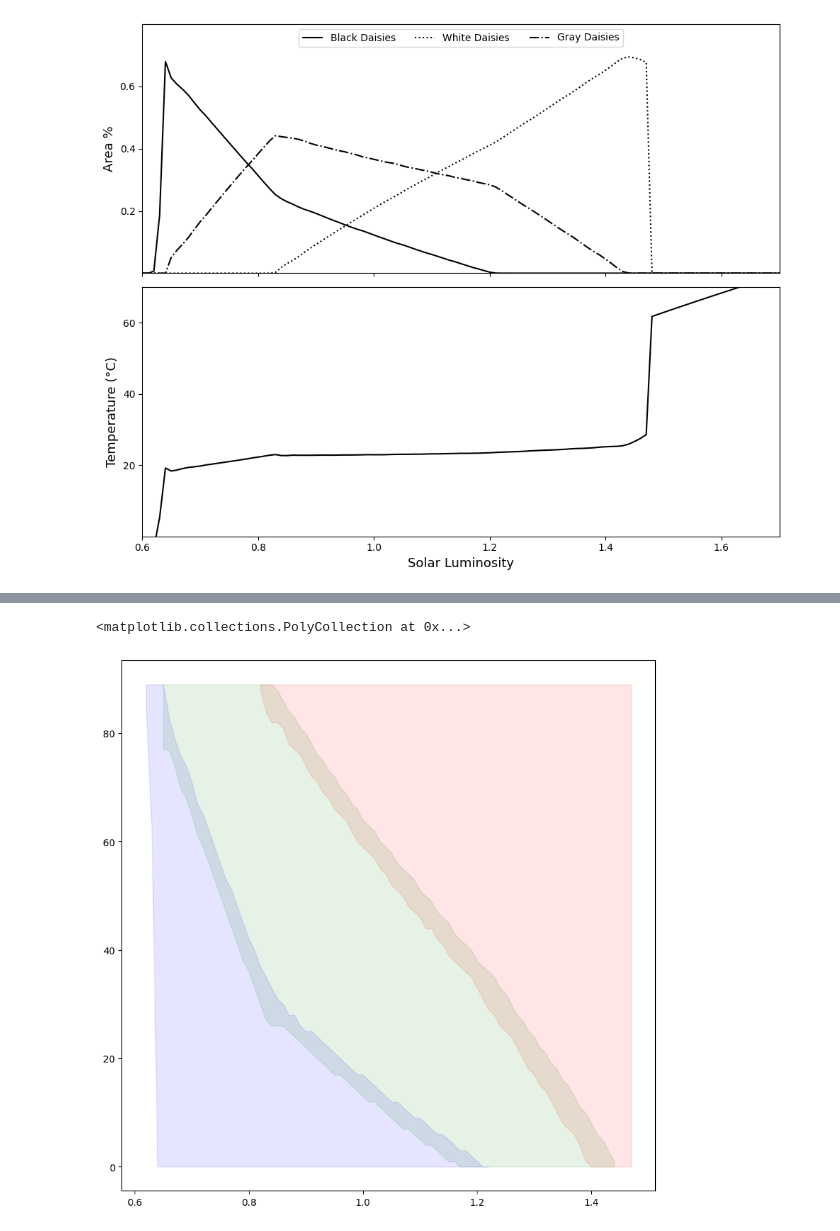
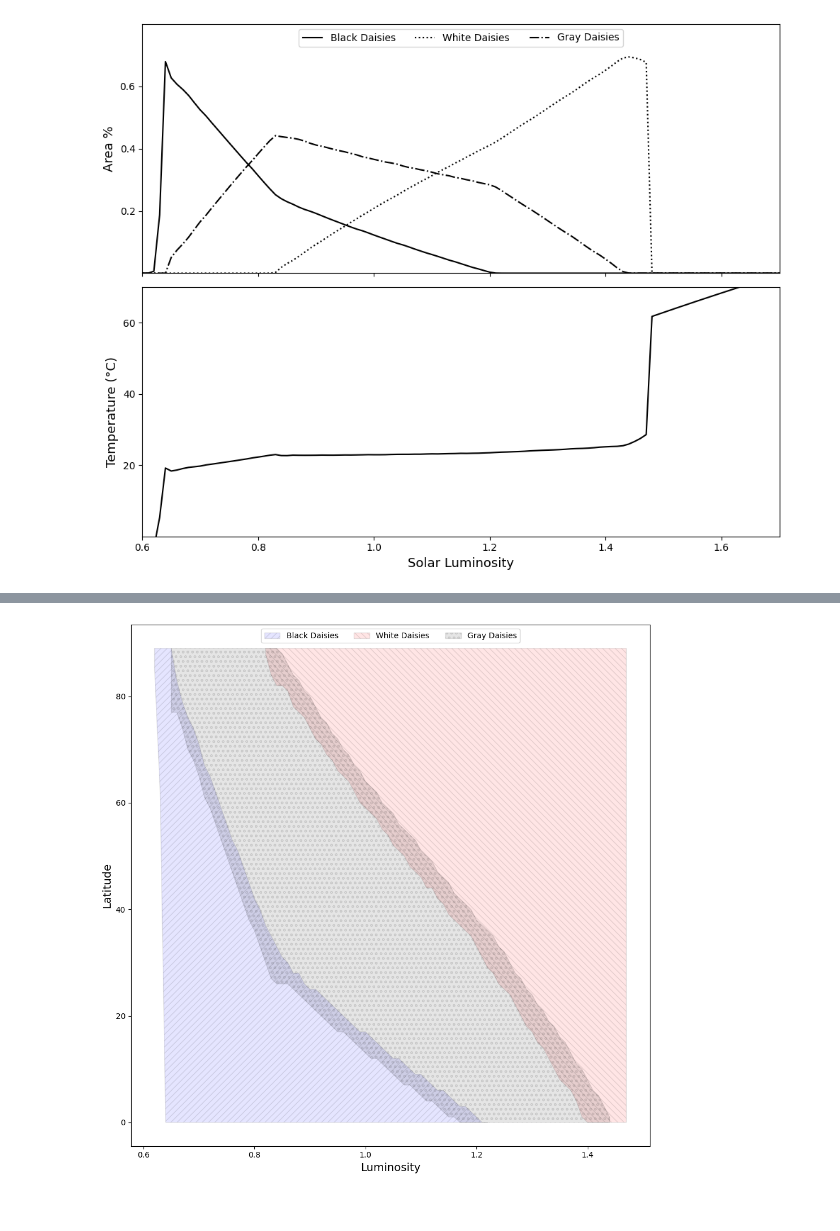
Before and after one commit to CS361-S25/final-project-henryjared, a Jupyter notebook: Graph.ipynb, the cells around one changed output, grey strips where cells are left out. Drawn from its saved outputs; the diff is of its cells as text; code cells hidden in the pictures.

Commit message:
finished luminosity and latitude plots

```diff
--- a/Graph.ipynb
+++ b/Graph.ipynb
@@ -138,23 +155,17 @@ for df in round_world_dfs:
 # %%
 plt.figure(figsize=(10, 10))
 
 filtered_all_df = white_black_gray_round_df[(white_black_gray_round_df['t'] >= 50000) & (white_black_gray_round_df['t'] <= 6050000)]
 
-# plt.plot(filtered_all_df['L'], filtered_all_df['min_lat_b'], color='blue')
-# plt.plot(filtered_all_df['L'], filtered_all_df['max_lat_b'], color='blue')
-plt.fill_between(filtered_all_df['L'], filtered_all_df['min_lat_b'], filtered_all_df['max_lat_b'], color='blue', alpha=0.1)
-
-# plt.plot(filtered_all_df['L'], filtered_all_df['min_lat_w'], color='red')
-# plt.plot(filtered_all_df['L'], filtered_all_df['max_lat_w'], color='red')
-plt.fill_between(filtered_all_df['L'], filtered_all_df['min_lat_w'], filtered_all_df['max_lat_w'], color='red', alpha=0.1)
-
-# plt.plot(filtered_all_df['L'], filtered_all_df['min_lat_g'], color='green')
-# plt.plot(filtered_all_df['L'], filtered_all_df['max_lat_g'], color='green')
-plt.fill_between(filtered_all_df['L'], filtered_all_df['min_lat_g'], filtered_all_df['max_lat_g'], color='green', alpha=0.1)
-
+plt.fill_between(filtered_all_df['L'], filtered_all_df['min_lat_b'], filtered_all_df['max_lat_b'], color='blue', alpha=0.1, hatch='///', edgecolor='black', label='Black Daisies')
+plt.fill_between(filtered_all_df['L'], filtered_all_df['min_lat_w'], filtered_all_df['max_lat_w'], color='red', alpha=0.1, hatch='\\\\\\', edgecolor='black', label='White Daisies')
+plt.fill_between(filtered_all_df['L'], filtered_all_df['min_lat_g'], filtered_all_df['max_lat_g'], color='black', alpha=0.1, hatch='oo', edgecolor='black', label='Gray Daisies' )
+plt.legend(loc="upper center", ncols=3)
 
 plt.xlabel("Luminosity", fontsize=14)
 plt.ylabel("Latitude", fontsize=14)
+plt.tight_layout()
+plt.savefig("./figures/BWG_Lat_Lum.png", dpi=600)
+plt.show()
 # %% [output]
-<matplotlib.collections.PolyCollection at 0x...>
-[figure, old version]
+[figure, new version]
```
Also changed, not shown: parts of 3 cells of this notebook, 11 other files.
